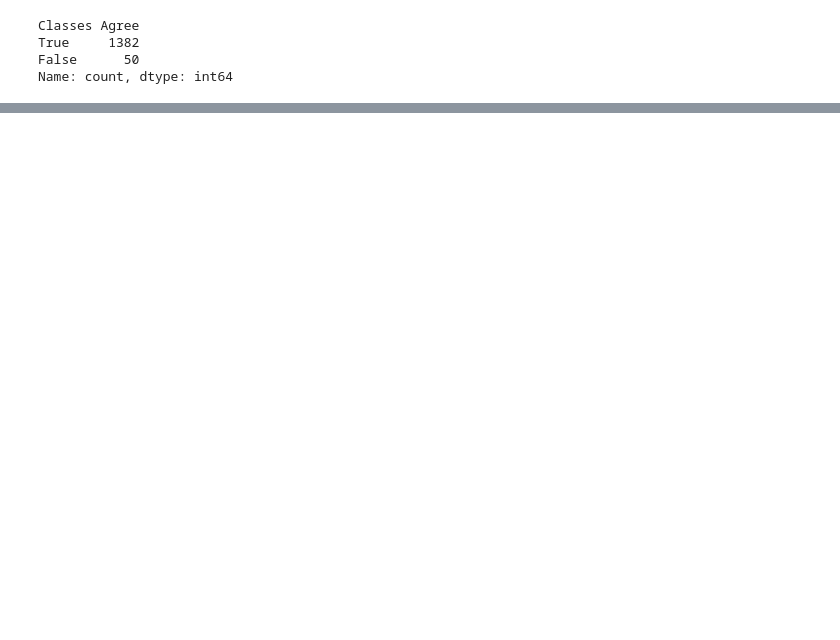
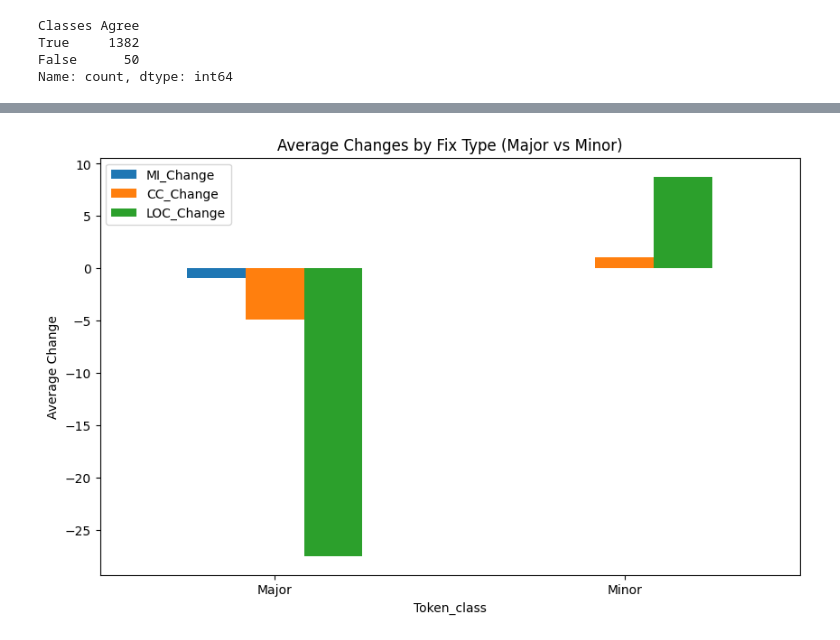
Before and after one commit to Karan-Gandhi/CS202-Assignment-3, a Jupyter notebook: main.ipynb, the cells around one changed output, grey strips where cells are left out. Drawn from its saved outputs; the diff is of its cells as text; code cells hidden in the pictures; blank space fills up the shorter version.

```diff
--- a/main.ipynb
+++ b/main.ipynb
@@ -232,0 +269,9 @@ bugfix_files.to_csv("bugfix_commit_files_MI_CC_LOC_Added_Similarity_Classes.csv"
+# %%
+grouped_data = bugfix_files.groupby('Token_class')[['MI_Change', 'CC_Change', 'LOC_Change']].mean()
+
+grouped_data.plot(kind='bar', figsize=(10, 6), title='Average Changes by Fix Type (Major vs Minor)')
+plt.ylabel('Average Change')
+plt.xticks(rotation=0)
+plt.show()
+# %% [output]
+[figure, added]
```
Also changed, not shown: parts of 15 cells of this notebook.
